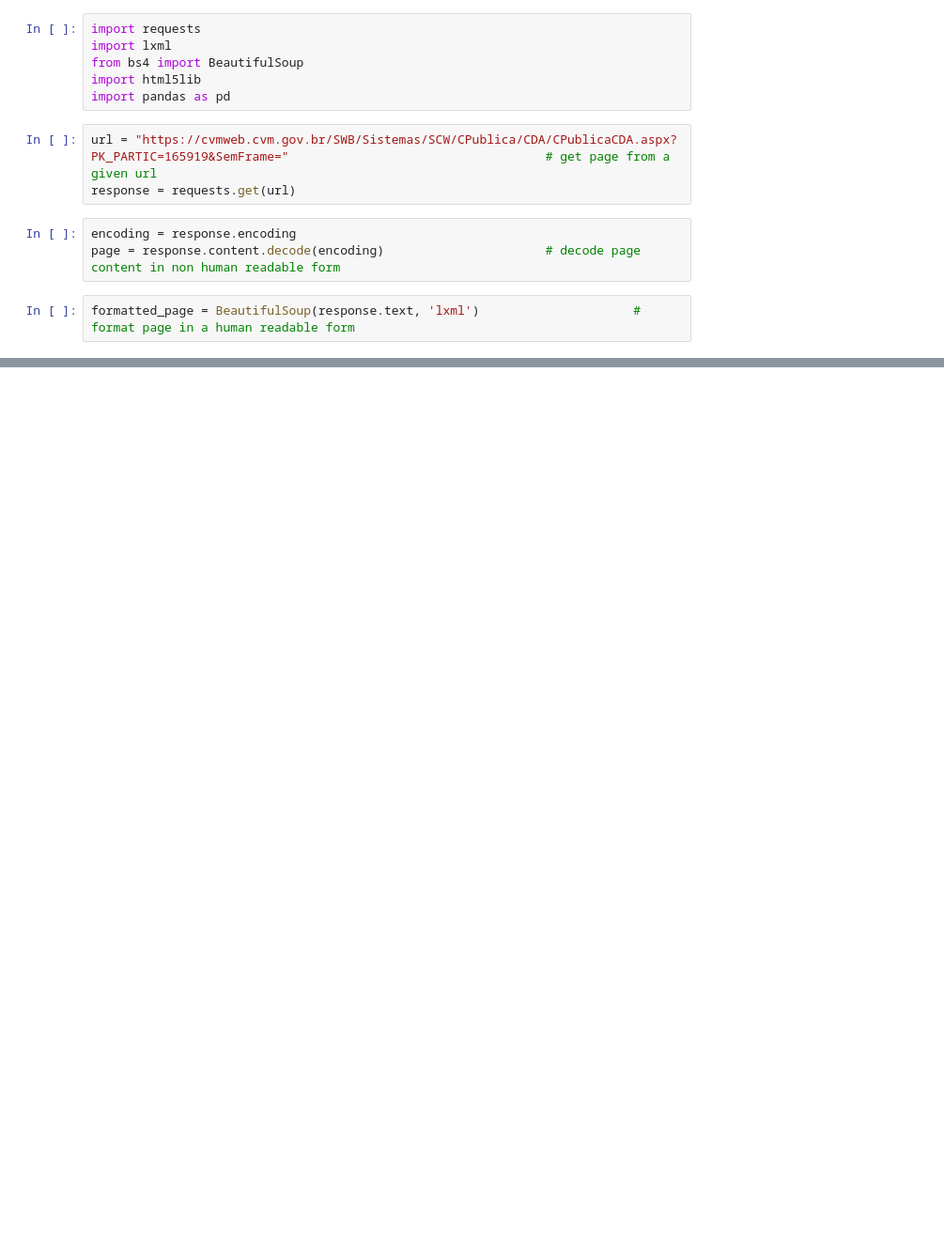
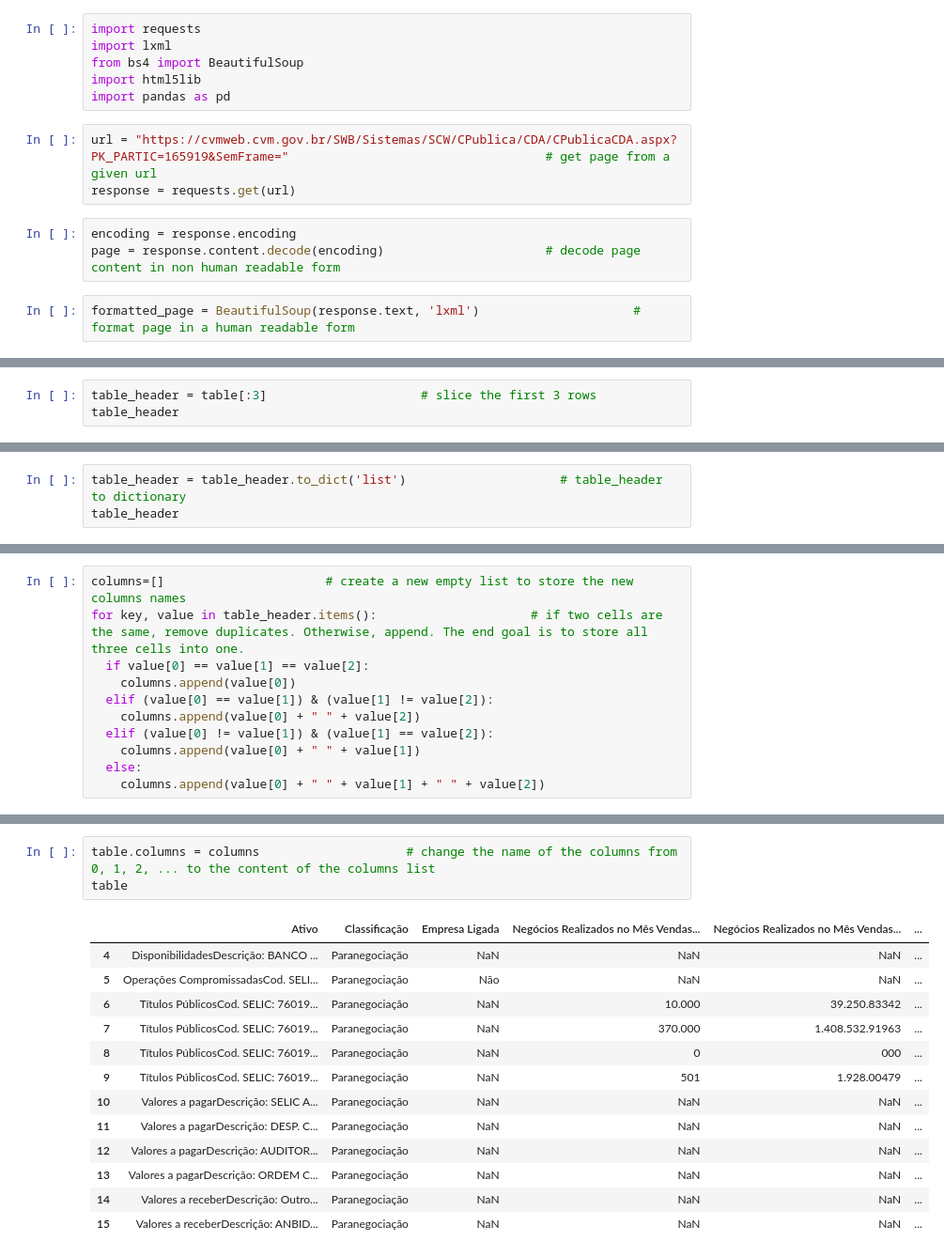
Before and after one commit to Francesco-Ghizzo/Data-Science, a Jupyter notebook: Python/Notebooks/WebScraping Fundos CVM/WebScraping_Fundos_CVM.ipynb, the cells around one changed output, grey strips where cells are left out. Shown at 94% size. Saved outputs shown, nothing was run; the diff lists cells and outputs as text; blank space fills up the shorter version.

```diff
--- a/Python/Notebooks/WebScraping Fundos CVM/WebScraping_Fundos_CVM.ipynb
+++ b/Python/Notebooks/WebScraping Fundos CVM/WebScraping_Fundos_CVM.ipynb
@@ -54,3 +54,6 @@ table
 | 13 | Valores a pagarDescrição: ORDEM C... | Paranegociação | NaN | NaN | NaN | NaN | NaN | NaN | NaN | 027 | 0 |
 | 14 | Valores a receberDescrição: Outro... | Paranegociação | NaN | NaN | NaN | NaN | NaN | NaN | NaN | 2.00862 | 0 |
 | 15 | Valores a receberDescrição: ANBID... | Paranegociação | NaN | NaN | NaN | NaN | NaN | NaN | NaN | 78929 | 0 |
+# %%
+table_header = table[:3]                     # slice the first 3 rows
+table_header
@@ -56,0 +65,3 @@ table
+# %%
+table_header = table_header.to_dict('list')                     # table_header to dictionary
+table_header
@@ -56,0 +80,11 @@ table
+# %%
+columns=[]                      # create a new empty list to store the new columns names
+for key, value in table_header.items():                     # if two cells are the same, remove duplicates. Otherwise, append. The end goal is to store all three cells into one.
+  if value[0] == value[1] == value[2]:
+    columns.append(value[0])
+  elif (value[0] == value[1]) & (value[1] != value[2]):
+    columns.append(value[0] + " " + value[2])
+  elif (value[0] != value[1]) & (value[1] == value[2]):
+    columns.append(value[0] + " " + value[1])
+  else:
+    columns.append(value[0] + " " + value[1] + " " + value[2])
@@ -56,0 +122,17 @@ table
+# %%
+table.columns = columns                    # change the name of the columns from 0, 1, 2, ... to the content of the columns list
+table
+# %% [output]
+|  | Ativo | Classificação | Empresa Ligada | Negócios Realizados no Mês Vendas... | Negócios Realizados no Mês Vendas... | ... |
+| 4 | DisponibilidadesDescrição: BANCO ... | Paranegociação | NaN | NaN | NaN | ... |
+| 5 | Operações CompromissadasCod. SELI... | Paranegociação | Não | NaN | NaN | ... |
+| 6 | Títulos PúblicosCod. SELIC: 76019... | Paranegociação | NaN | 10.000 | 39.250.83342 | ... |
+| 7 | Títulos PúblicosCod. SELIC: 76019... | Paranegociação | NaN | 370.000 | 1.408.532.91963 | ... |
+| 8 | Títulos PúblicosCod. SELIC: 76019... | Paranegociação | NaN | 0 | 000 | ... |
+| 9 | Títulos PúblicosCod. SELIC: 76019... | Paranegociação | NaN | 501 | 1.928.00479 | ... |
+| 10 | Valores a pagarDescrição: SELIC A... | Paranegociação | NaN | NaN | NaN | ... |
+| 11 | Valores a pagarDescrição: DESP. C... | Paranegociação | NaN | NaN | NaN | ... |
+| 12 | Valores a pagarDescrição: AUDITOR... | Paranegociação | NaN | NaN | NaN | ... |
+| 13 | Valores a pagarDescrição: ORDEM C... | Paranegociação | NaN | NaN | NaN | ... |
+| 14 | Valores a receberDescrição: Outro... | Paranegociação | NaN | NaN | NaN | ... |
+| 15 | Valores a receberDescrição: ANBID... | Paranegociação | NaN | NaN | NaN | ... |
```
Also changed, not shown: parts of 4 cells of this notebook.
